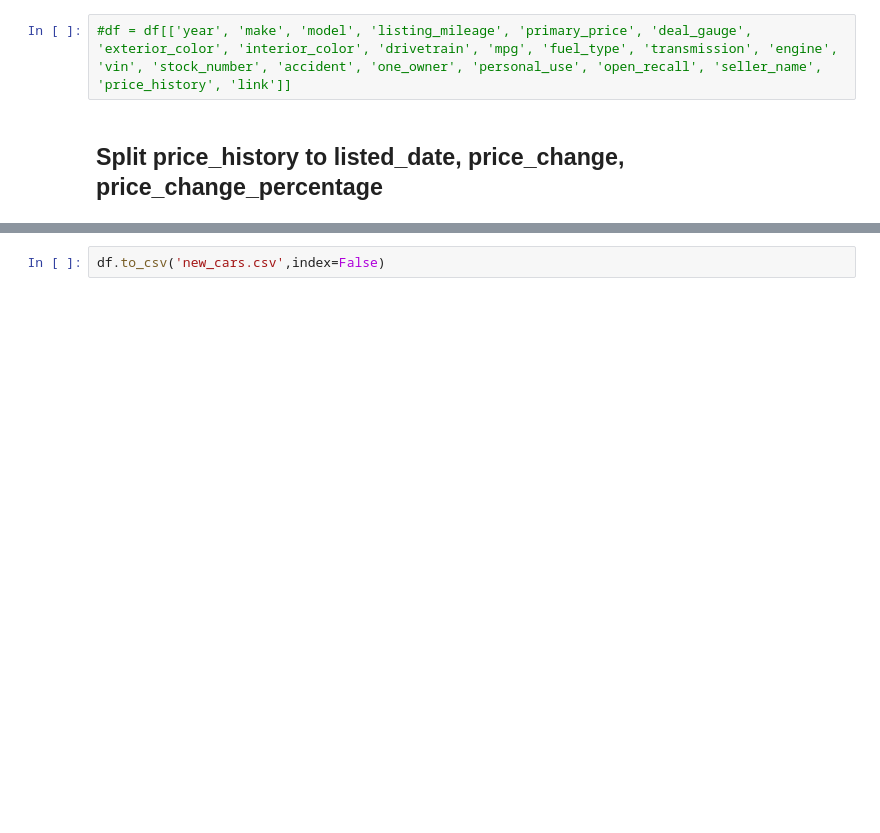
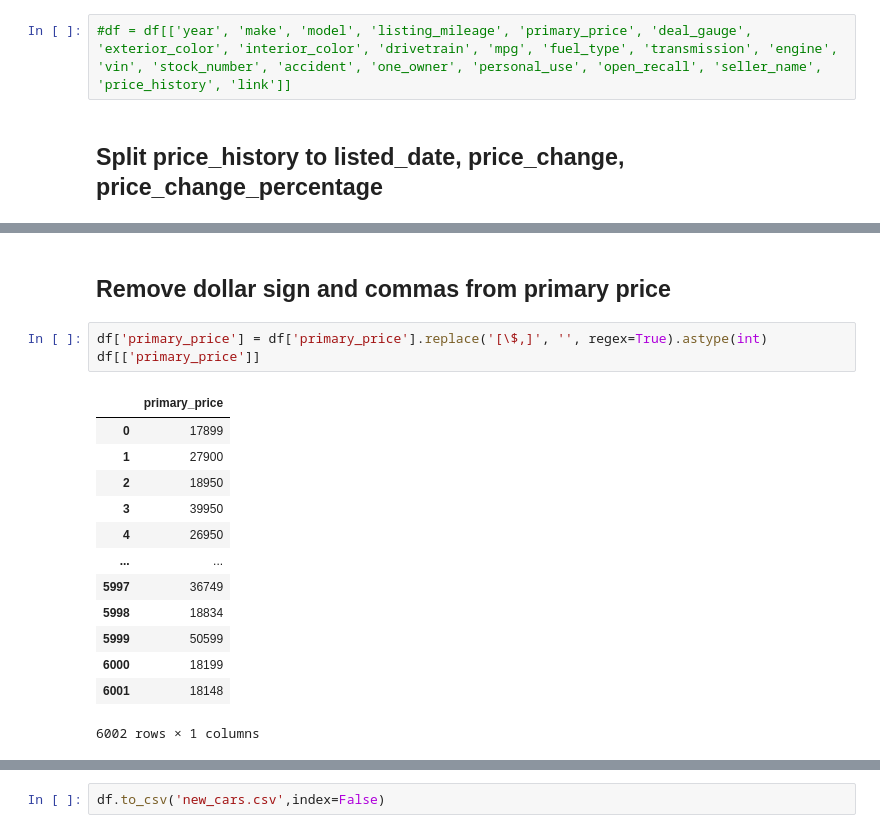
Before and after one commit to evanhollier/Cars_Project, a Jupyter notebook: data_preprocessing.ipynb, the cells around one changed output, grey strips where cells are left out. Drawn from its saved outputs; the diff is of its cells as text; blank space fills up the shorter version.

```diff
--- a/data_preprocessing.ipynb
+++ b/data_preprocessing.ipynb
@@ -111,0 +173,19 @@ df.head()
+# %% [markdown]
+## Remove dollar sign and commas from primary price
+# %%
+df['primary_price'] = df['primary_price'].replace('[\$,]', '', regex=True).astype(int)
+df[['primary_price']]
+# %% [output]
+|  | primary_price |
+| 0 | 17899 |
+| 1 | 27900 |
+| 2 | 18950 |
+| 3 | 39950 |
+| 4 | 26950 |
+| ... | ... |
+| 5997 | 36749 |
+| 5998 | 18834 |
+| 5999 | 50599 |
+| 6000 | 18199 |
+| 6001 | 18148 |
+6002 rows × 1 columns
```
Also changed, not shown: parts of 17 cells of this notebook, 1 other file.
